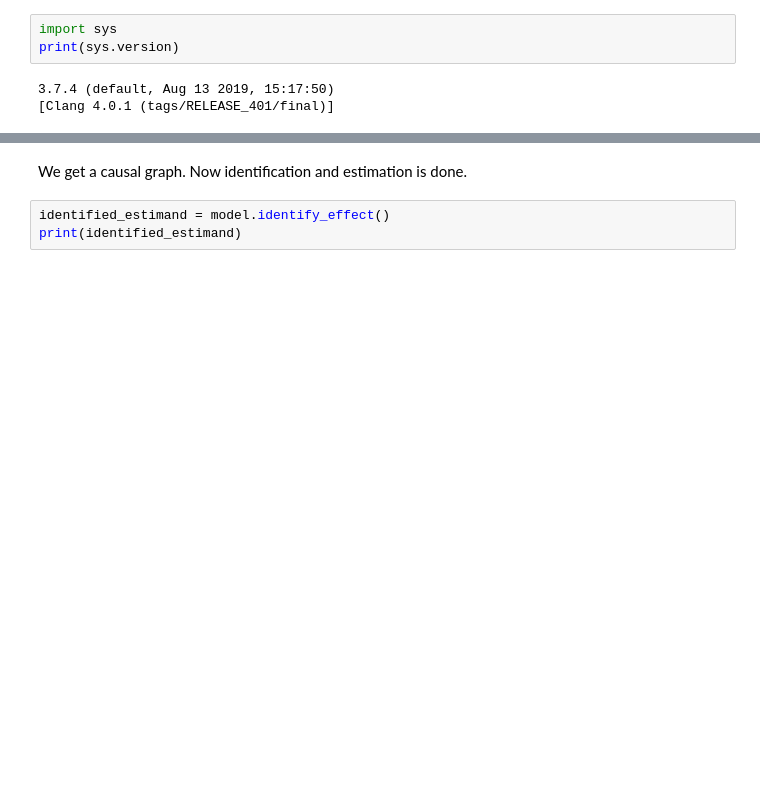
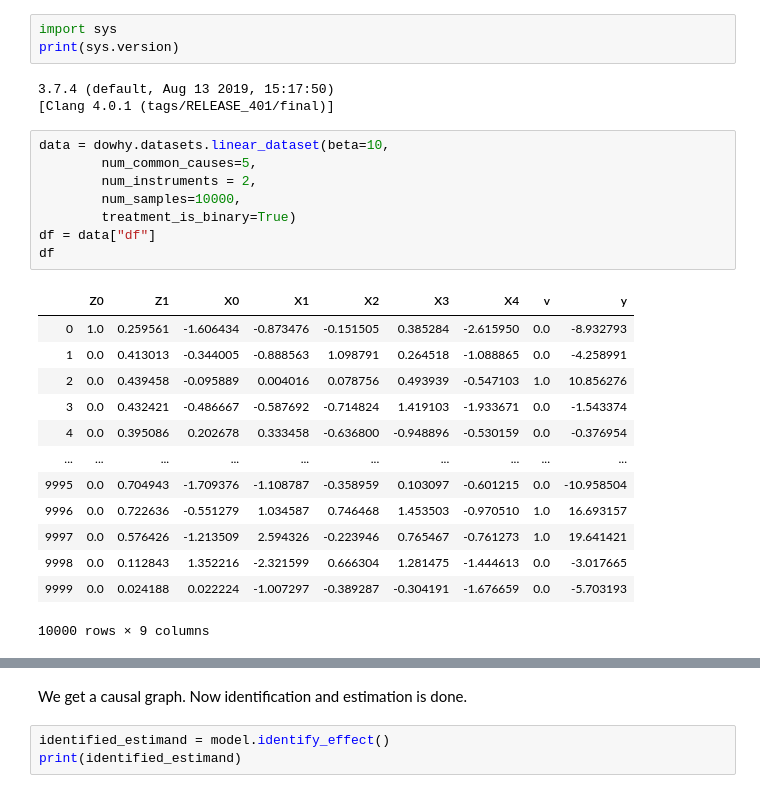
Before and after one commit to ethanpaek/CloudBleed_Project_2019, a Jupyter notebook: vcdb_parse.ipynb, the cells around one changed output, grey strips where cells are left out. Cells and saved outputs as stored; diff of their text form; blank space fills up the shorter version.

```diff
--- a/vcdb_parse.ipynb
+++ b/vcdb_parse.ipynb
@@ -240,6 +239,28 @@ print(sys.version)
 # %% [output]
 3.7.4 (default, Aug 13 2019, 15:17:50)
 [Clang 4.0.1 (tags/RELEASE_401/final)]
+# %%
+data = dowhy.datasets.linear_dataset(beta=10,
+        num_common_causes=5,
+        num_instruments = 2,
+        num_samples=10000,
+        treatment_is_binary=True)
+df = data["df"]
+df
+# %% [output]
+|  | Z0 | Z1 | X0 | X1 | X2 | X3 | X4 | v | y |
+| 0 | 1.0 | 0.259561 | -1.606434 | -0.873476 | -0.151505 | 0.385284 | -2.615950 | 0.0 | -8.932793 |
+| 1 | 0.0 | 0.413013 | -0.344005 | -0.888563 | 1.098791 | 0.264518 | -1.088865 | 0.0 | -4.258991 |
+| 2 | 0.0 | 0.439458 | -0.095889 | 0.004016 | 0.078756 | 0.493939 | -0.547103 | 1.0 | 10.856276 |
+| 3 | 0.0 | 0.432421 | -0.486667 | -0.587692 | -0.714824 | 1.419103 | -1.933671 | 0.0 | -1.543374 |
+| 4 | 0.0 | 0.395086 | 0.202678 | 0.333458 | -0.636800 | -0.948896 | -0.530159 | 0.0 | -0.376954 |
+| ... | ... | ... | ... | ... | ... | ... | ... | ... | ... |
+| 9995 | 0.0 | 0.704943 | -1.709376 | -1.108787 | -0.358959 | 0.103097 | -0.601215 | 0.0 | -10.958504 |
+| 9996 | 0.0 | 0.722636 | -0.551279 | 1.034587 | 0.746468 | 1.453503 | -0.970510 | 1.0 | 16.693157 |
+| 9997 | 0.0 | 0.576426 | -1.213509 | 2.594326 | -0.223946 | 0.765467 | -0.761273 | 1.0 | 19.641421 |
+| 9998 | 0.0 | 0.112843 | 1.352216 | -2.321599 | 0.666304 | 1.281475 | -1.444613 | 0.0 | -3.017665 |
+| 9999 | 0.0 | 0.024188 | 0.022224 | -1.007297 | -0.389287 | -0.304191 | -1.676659 | 0.0 | -5.703193 |
+10000 rows × 9 columns
 # %%
 #Create causal model with instrumental
 model = CausalModel(
```
Also changed, not shown: parts of 14 cells of this notebook.
